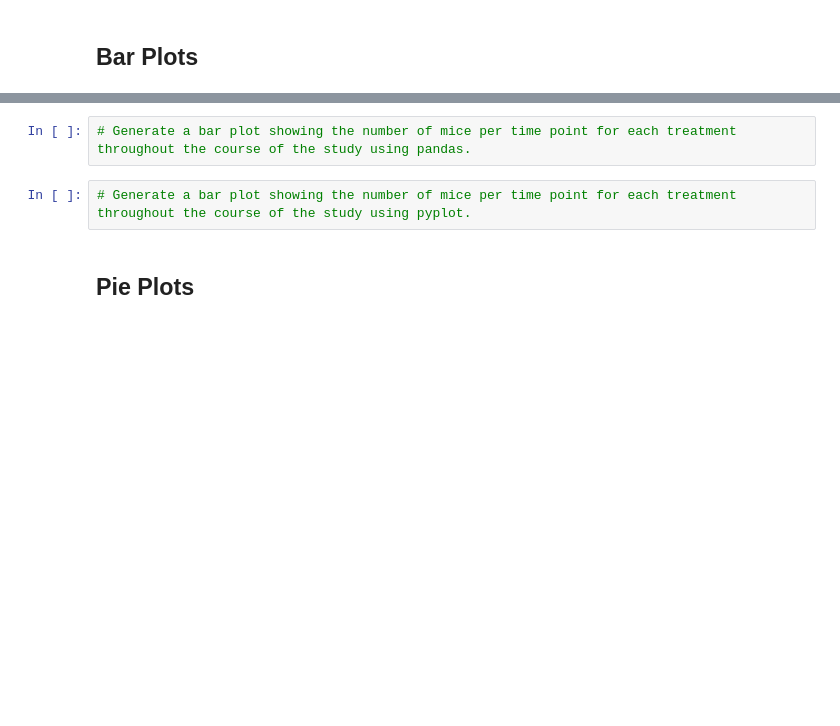
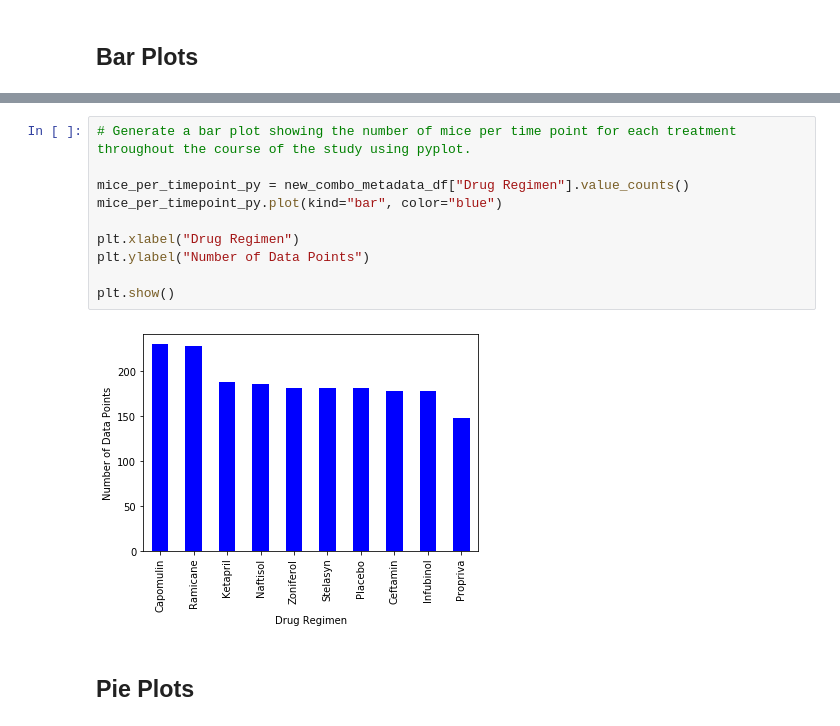
Before and after one commit to EMENGH/matplotlib-challenge, a Jupyter notebook: Pymaceuticals/pymaceuticals_starter.ipynb, the cells around one changed output, grey strips where cells are left out. Drawn from its saved outputs; the diff is of its cells as text; blank space fills up the shorter version.

```diff
--- a/Pymaceuticals/pymaceuticals_starter.ipynb
+++ b/Pymaceuticals/pymaceuticals_starter.ipynb
@@ -117,7 +135,15 @@ tumor_vol_summary_stats
 # %%
-# Generate a bar plot showing the number of mice per time point for each treatment throughout the course of the study using pandas.
+# Generate a bar plot showing the number of mice per time point for each treatment throughout the course of the study using pyplot.
+
+mice_per_timepoint_py = new_combo_metadata_df["Drug Regimen"].value_counts()
+mice_per_timepoint_py.plot(kind="bar", color="blue")
+
+plt.xlabel("Drug Regimen")
+plt.ylabel("Number of Data Points")
+
+plt.show()
+# %% [output]
+[figure, added]
-# %%
-# Generate a bar plot showing the number of mice per time point for each treatment throughout the course of the study using pyplot.
 # %% [markdown]
 ## Pie Plots
 # %%
```
Also changed, not shown: parts of 5 cells of this notebook.
